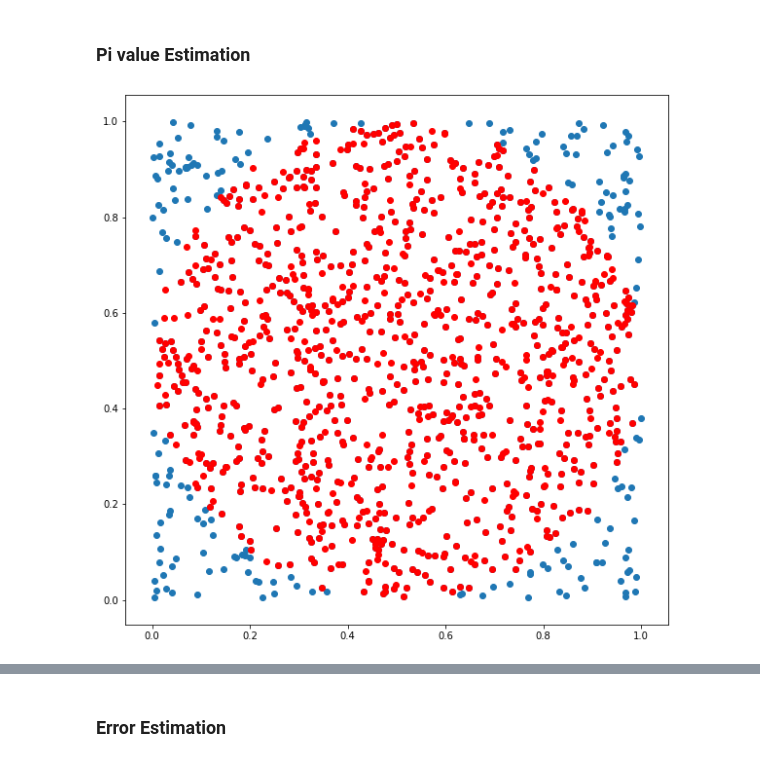
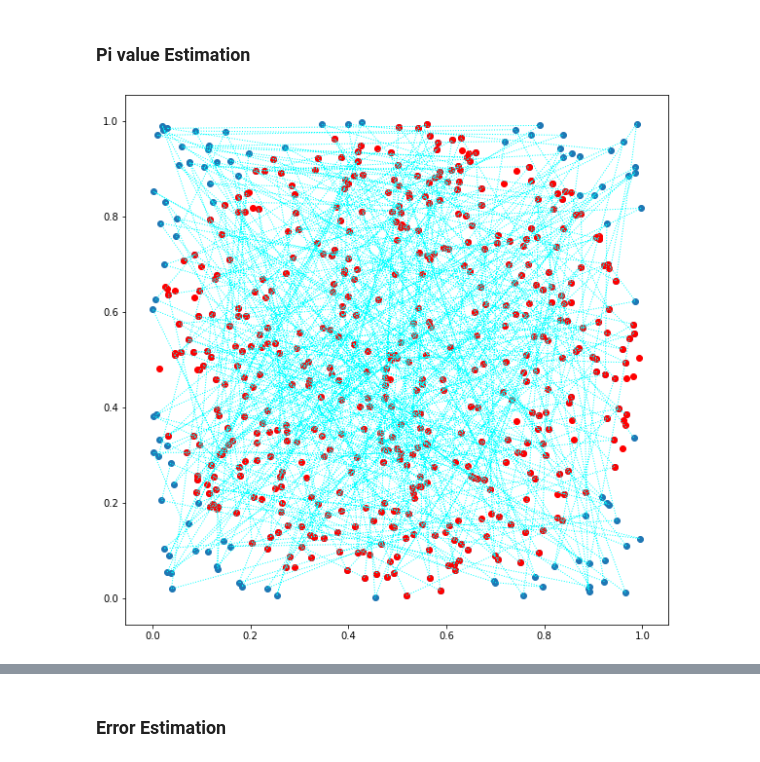
Before and after one commit to itsayushthada/Statistical-Mechanics, a Jupyter notebook: Week01/Assignment .ipynb, the cells around one changed output, grey strips where cells are left out. Drawn from its saved outputs; the diff is of its cells as text; code cells hidden in the pictures.

```diff
--- a/Week01/Assignment .ipynb
+++ b/Week01/Assignment .ipynb
@@ -16,8 +19,9 @@ points_square = np.random.random((N, 2))
 # %%
 # Check points in circe of diameter 1 unit.
 
-idx = ((points_square - 0.5)**2).sum(axis=-1) < (0.5)**2
+circle_idx = lambda points_square: ((points_square - 0.5)**2).sum(axis=-1) < (0.5)**2
 
+idx = circle_idx(points_square)
 points_circle = points_square[idx]
 # %%
 plt.rcParams['figure.figsize'] = 10, 10
@@ -74,34 +126,45 @@ In the second part, you again estimate pi, but this time for a **Markov-chain al
 # %%
 # I'm going to randomly sample points in the square of side 1 unit with uniform random sampling.
 
-N = int(1e5)
+def hastings_samples(N, delta=1.0):
+    N = int(N)
+    points_square = []
+    seed_point = np.random.uniform(size=(1, 2))
 
-points_square = []
-seed_point = np.random.uniform(size=(1, 2))
+    for x in range(N):
+        update = np.random.uniform(low=-delta, high=delta, size=(1, 2))
+        new_point = seed_point + update
+        if np.max(new_point) <= 1.0 and np.min(new_point) >= 0.0:
+            points_square.append(new_point)
+            seed_point = new_point
 
-for x in range(N):
-    update = np.random.uniform(low=-1.0, high=1.0, size=(1, 2))
-    new_point = seed_point + update
-    if np.max(new_point) <= 1.0 and np.min(new_point) >= 0.0:
-        points_square.append(new_point)
-        seed_point = new_point
+    return np.squeeze(np.array(points_square))
 
-points_square = np.squeeze(np.array(points_square))
+N = 1e5
+points_square = hastings_samples(N)
 # %%
 # Check points in circe of diameter 1 unit.
 
-idx = ((points_square - 0.5)**2).sum(axis=-1) < (0.5)**2
-
+idx = circle_idx(points_square)
 points_circle = points_square[idx]
 # %%
 plt.rcParams['figure.figsize'] = 10, 10
 
-n = 1000
-plt.scatter(points_square[:n, 0], points_square[:n, 1])
-plt.scatter(points_circle[:n, 0], points_circle[:n, 1], color='r')
+n = 500
+
+codes = [Path.MOVETO] + [Path.LINETO]*(n-1)
+path = Path(points_square[:n, :], codes, closed=False)
+
+fig, ax = plt.subplots()
+patch = patches.PathPatch(path, facecolor="none", edgecolor="cyan", ls=":")
+ax.add_patch(patch)
+
+ax.scatter(points_square[:n, 0], points_square[:n, 1])
+ax.scatter(points_circle[:n, 0], points_circle[:n, 1], color='r')
+
 plt.show()
 # %% [output]
-[figure, old version]
+[figure, new version]
 # %%
 pi_value = 4 * len(points_circle) / len(points_square)
 
```
Also changed, not shown: parts of 34 cells of this notebook.
